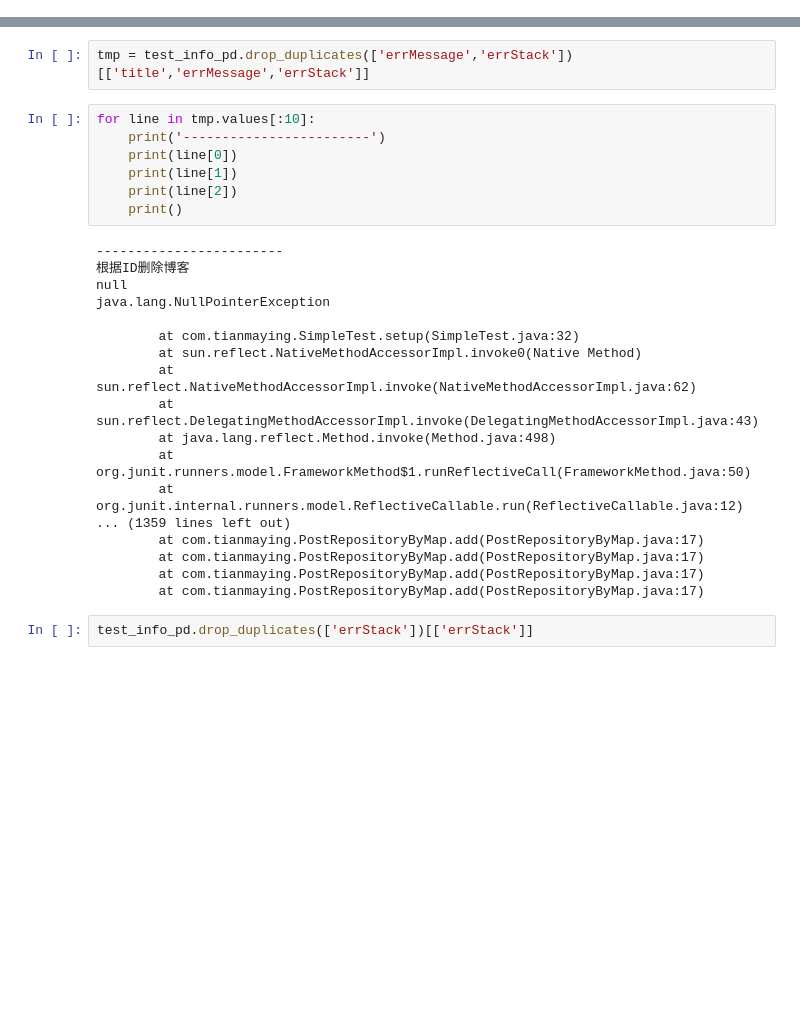
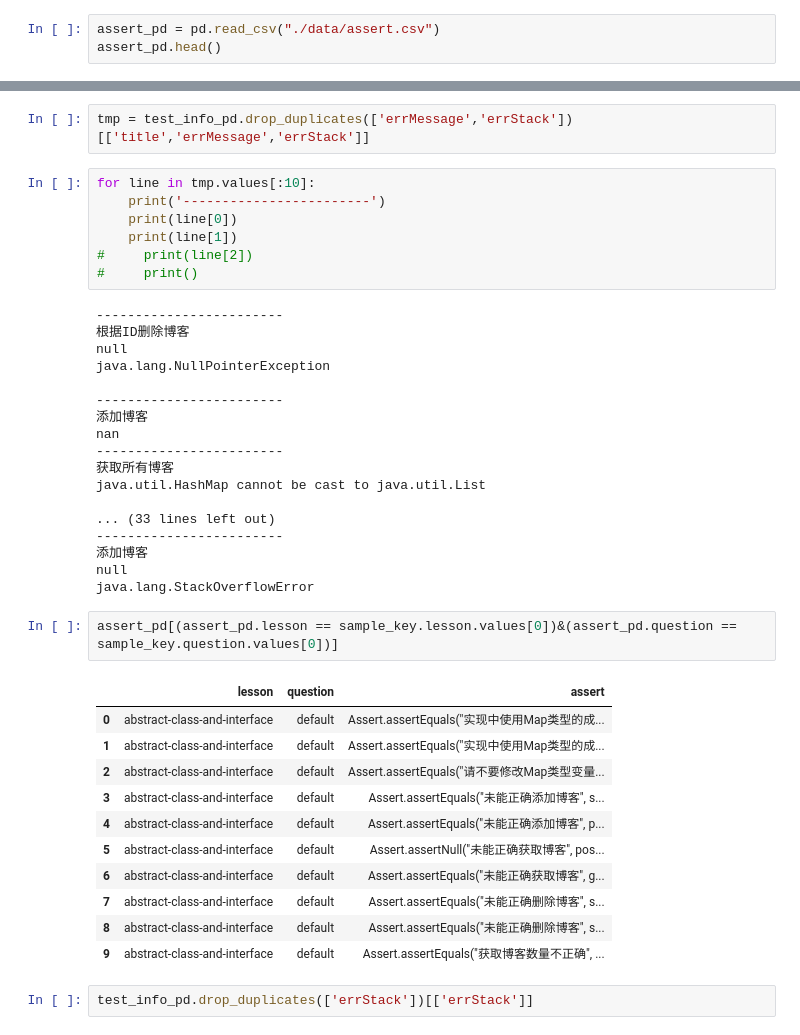
Before and after one commit to xzhren/autoQA, a Jupyter notebook: 1#AnswerUtils.ipynb, the cells around one changed output, grey strips where cells are left out. Drawn from its saved outputs; the diff is of its cells as text; blank space fills up the shorter version.

```diff
--- a/1#AnswerUtils.ipynb
+++ b/1#AnswerUtils.ipynb
@@ -130,0 +135,3 @@ question_df
+# %%
+assert_pd = pd.read_csv("./data/assert.csv")
+assert_pd.head()
@@ -276,26 +292,40 @@ for line in tmp.values[:10]:
     print('------------------------')
     print(line[0])
     print(line[1])
-    print(line[2])
-    print()
+#     print(line[2])
+#     print()
 # %% [output]
 ------------------------
 根据ID删除博客
 null
 java.lang.NullPointerException
 
-        at com.tianmaying.SimpleTest.setup(SimpleTest.java:32)
-        at sun.reflect.NativeMethodAccessorImpl.invoke0(Native Method)
-        at sun.reflect.NativeMethodAccessorImpl.invoke(NativeMethodAccessorImpl.java:62)
-        at sun.reflect.DelegatingMethodAccessorImpl.invoke(DelegatingMethodAccessorImpl.java:43)
-        at java.lang.reflect.Method.invoke(Method.java:498)
-        at org.junit.runners.model.FrameworkMethod$1.runReflectiveCall(FrameworkMethod.java:50)
-        at org.junit.internal.runners.model.ReflectiveCallable.run(ReflectiveCallable.java:12)
-... (1359 lines left out)
-        at com.tianmaying.PostRepositoryByMap.add(PostRepositoryByMap.java:17)
-        at com.tianmaying.PostRepositoryByMap.add(PostRepositoryByMap.java:17)
-        at com.tianmaying.PostRepositoryByMap.add(PostRepositoryByMap.java:17)
-        at com.tianmaying.PostRepositoryByMap.add(PostRepositoryByMap.java:17)
+------------------------
+添加博客
+nan
+------------------------
+获取所有博客
+java.util.HashMap cannot be cast to java.util.List
+
+... (33 lines left out)
+------------------------
+添加博客
+null
+java.lang.StackOverflowError
+# %%
+assert_pd[(assert_pd.lesson == sample_key.lesson.values[0])&(assert_pd.question == sample_key.question.values[0])]
+# %% [output]
+|  | lesson | question | assert |
+| 0 | abstract-class-and-interface | default | Assert.assertEquals("实现中使用Map类型的成... |
+| 1 | abstract-class-and-interface | default | Assert.assertEquals("实现中使用Map类型的成... |
+| 2 | abstract-class-and-interface | default | Assert.assertEquals("请不要修改Map类型变量... |
+| 3 | abstract-class-and-interface | default | Assert.assertEquals("未能正确添加博客", s... |
+| 4 | abstract-class-and-interface | default | Assert.assertEquals("未能正确添加博客", p... |
+| 5 | abstract-class-and-interface | default | Assert.assertNull("未能正确获取博客", pos... |
+| 6 | abstract-class-and-interface | default | Assert.assertEquals("未能正确获取博客", g... |
+| 7 | abstract-class-and-interface | default | Assert.assertEquals("未能正确删除博客", s... |
+| 8 | abstract-class-and-interface | default | Assert.assertEquals("未能正确删除博客", s... |
+| 9 | abstract-class-and-interface | default | Assert.assertEquals("获取博客数量不正确", ... |
 # %%
 test_info_pd.drop_duplicates(['errStack'])[['errStack']]
 # %% [output]
```
Also changed, not shown: parts of 4 cells of this notebook, 1 other file.
